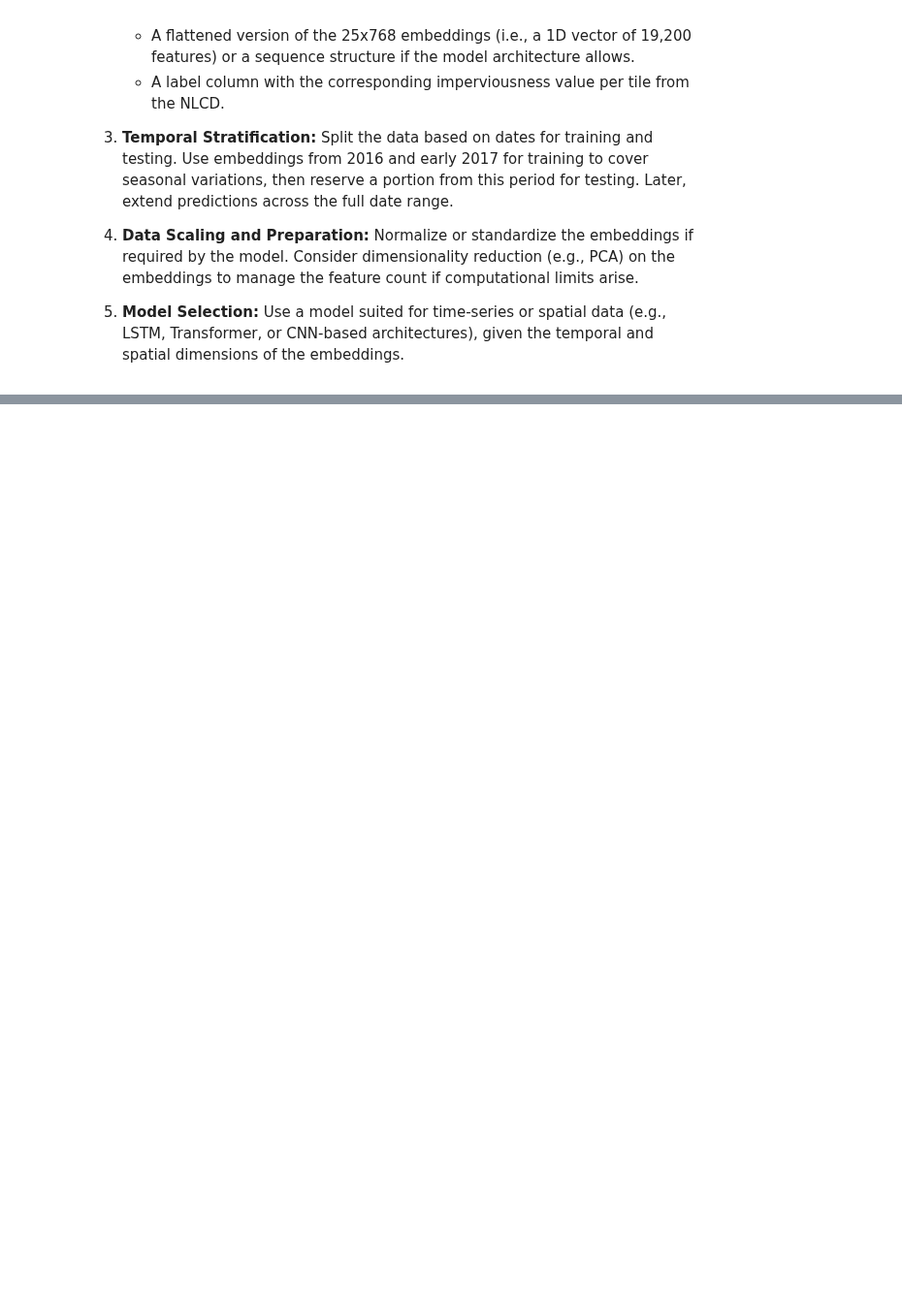
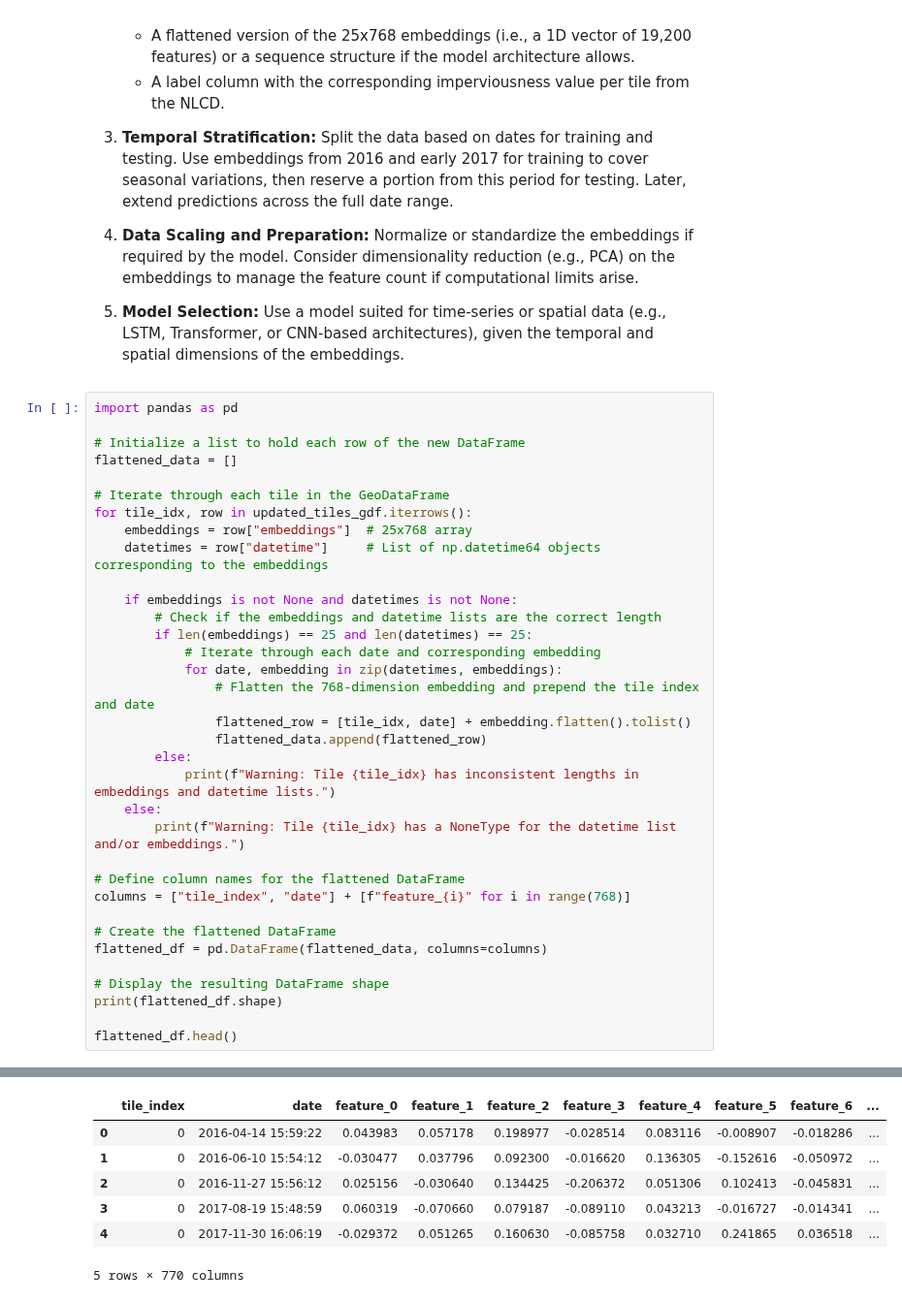
Before and after one commit to benton-tripp/urban-clay, a Jupyter notebook: notebooks/generate-embeddings.ipynb, the cells around one changed output, grey strips where cells are left out. Shown at 97% size. Drawn from its saved outputs; the diff is of its cells as text; blank space fills up the shorter version.

```diff
--- a/notebooks/generate-embeddings.ipynb
+++ b/notebooks/generate-embeddings.ipynb
@@ -291,3 +284,38 @@ reserved for testing. Once trained, the model will be applied to estimate urban
 
 5. **Model Selection:** Use a model suited for time-series or spatial data (e.g., LSTM, Transformer, or CNN-based architectures), given the temporal and spatial
    dimensions of the embeddings.
+# %%
+import pandas as pd
+
+# Initialize a list to hold each row of the new DataFrame
+flattened_data = []
+
+# Iterate through each tile in the GeoDataFrame
+for tile_idx, row in updated_tiles_gdf.iterrows():
+    embeddings = row["embeddings"]  # 25x768 array
+    datetimes = row["datetime"]     # List of np.datetime64 objects corresponding to the embeddings
+
+    if embeddings is not None and datetimes is not None:
+        # Check if the embeddings and datetime lists are the correct length
+        if len(embeddings) == 25 and len(datetimes) == 25:
+            # Iterate through each date and corresponding embedding
+            for date, embedding in zip(datetimes, embeddings):
+                # Flatten the 768-dimension embedding and prepend the tile index and date
+                flattened_row = [tile_idx, date] + embedding.flatten().tolist()
+                flattened_data.append(flattened_row)
+        else:
+            print(f"Warning: Tile {tile_idx} has inconsistent lengths in embeddings and datetime lists.")
+    else:
+        print(f"Warning: Tile {tile_idx} has a NoneType for the datetime list and/or embeddings.")
+
+# Define column names for the flattened DataFrame
+columns = ["tile_index", "date"] + [f"feature_{i}" for i in range(768)]
+
+# Create the flattened DataFrame
+flattened_df = pd.DataFrame(flattened_data, columns=columns)
+
+# Display the resulting DataFrame shape
+print(flattened_df.shape)
+
+flattened_df.head()
+# %% [output]
@@ -293,0 +339,7 @@ reserved for testing. Once trained, the model will be applied to estimate urban
+|  | tile_index | date | feature_0 | feature_1 | feature_2 | feature_3 | feature_4 | feature_5 | feature_6 | ... |
+| 0 | 0 | 2016-04-14 15:59:22 | 0.043983 | 0.057178 | 0.198977 | -0.028514 | 0.083116 | -0.008907 | -0.018286 | ... |
+| 1 | 0 | 2016-06-10 15:54:12 | -0.030477 | 0.037796 | 0.092300 | -0.016620 | 0.136305 | -0.152616 | -0.050972 | ... |
+| 2 | 0 | 2016-11-27 15:56:12 | 0.025156 | -0.030640 | 0.134425 | -0.206372 | 0.051306 | 0.102413 | -0.045831 | ... |
+| 3 | 0 | 2017-08-19 15:48:59 | 0.060319 | -0.070660 | 0.079187 | -0.089110 | 0.043213 | -0.016727 | -0.014341 | ... |
+| 4 | 0 | 2017-11-30 16:06:19 | -0.029372 | 0.051265 | 0.160630 | -0.085758 | 0.032710 | 0.241865 | 0.036518 | ... |
+5 rows × 770 columns
```
Also changed, not shown: parts of 3 cells of this notebook, 1 other file.
